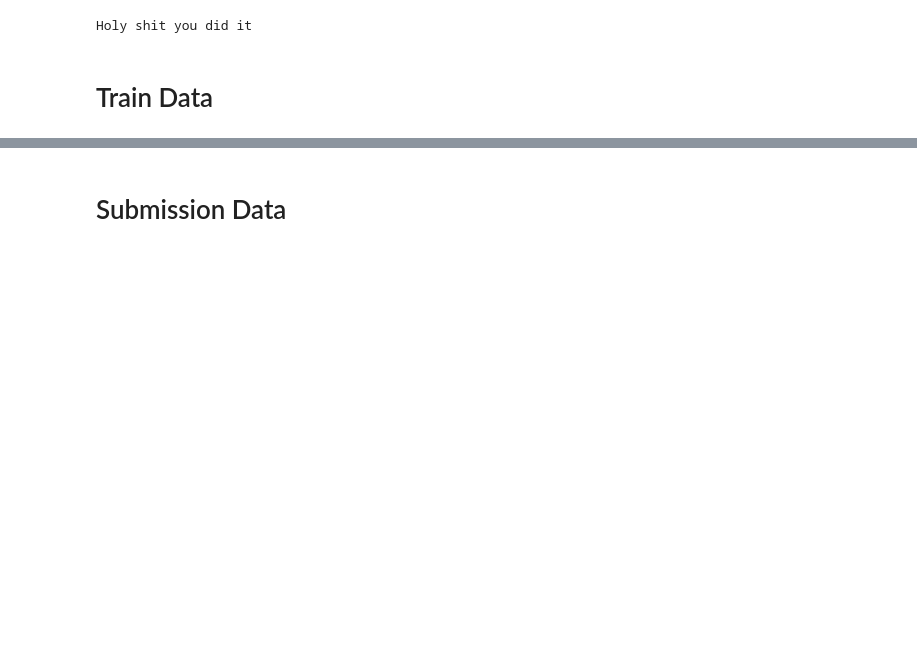
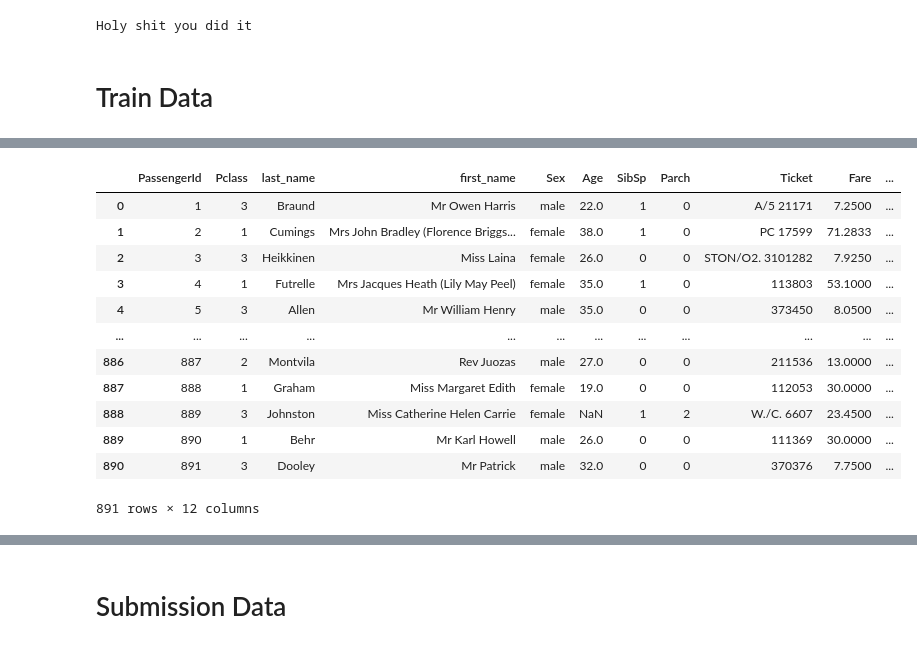
Before and after one commit to Mariomtz0713/Project-4, a Jupyter notebook: Titanic/titanic_ETD.ipynb, the cells around one changed output, grey strips where cells are left out. Cells and saved outputs as stored; diff of their text form; code cells hidden in the pictures; blank space fills up the shorter version.

```diff
--- a/Titanic/titanic_ETD.ipynb
+++ b/Titanic/titanic_ETD.ipynb
@@ -76,19 +76,19 @@ test_df_dropped
 418 rows × 11 columns
 # %%
 # Creating Deck column, binning passengers by their class
-deck_floors = []
+deck_floors_test = []
 
 
 for class_status in test_df_dropped['Pclass']:
     if class_status == 1:
-        deck_floors.append('A,B,C,D,E')
+        deck_floors_test.append('A,B,C,D,E')
     else:
-        deck_floors.append('D,E,F,G')
+        deck_floors_test.append('D,E,F,G')
 
 i = 0
 
 for k in range(len(test_df_dropped)):
-    test_df_dropped.loc[k, ['Deck']] = deck_floors[i]
+    test_df_dropped.loc[k, ['Deck']] = deck_floors_test[i]
     i += 1
 
 
@@ -477,0 +540,33 @@ train_df.info()
+# %%
+# Creating Deck column, binning passengers by their class
+deck_floors_train = []
+
+
+for class_status in train_df_dropped['Pclass']:
+    if class_status == 1:
+        deck_floors_train.append('A,B,C,D,E')
+    else:
+        deck_floors_train.append('D,E,F,G')
+
+i = 0
+
+for k in range(len(train_df_dropped)):
+    train_df_dropped.loc[k, ['Deck']] = deck_floors_train[i]
+    i += 1
+
+
+train_df_dropped
+# %% [output]
+|  | PassengerId | Pclass | last_name | first_name | Sex | Age | SibSp | Parch | Ticket | Fare | ... |
+| 0 | 1 | 3 | Braund | Mr Owen Harris | male | 22.0 | 1 | 0 | A/5 21171 | 7.2500 | ... |
+| 1 | 2 | 1 | Cumings | Mrs John Bradley (Florence Briggs... | female | 38.0 | 1 | 0 | PC 17599 | 71.2833 | ... |
+| 2 | 3 | 3 | Heikkinen | Miss Laina | female | 26.0 | 0 | 0 | STON/O2. 3101282 | 7.9250 | ... |
+| 3 | 4 | 1 | Futrelle | Mrs Jacques Heath (Lily May Peel) | female | 35.0 | 1 | 0 | 113803 | 53.1000 | ... |
+| 4 | 5 | 3 | Allen | Mr William Henry | male | 35.0 | 0 | 0 | 373450 | 8.0500 | ... |
+| ... | ... | ... | ... | ... | ... | ... | ... | ... | ... | ... | ... |
+| 886 | 887 | 2 | Montvila | Rev Juozas | male | 27.0 | 0 | 0 | 211536 | 13.0000 | ... |
+| 887 | 888 | 1 | Graham | Miss Margaret Edith | female | 19.0 | 0 | 0 | 112053 | 30.0000 | ... |
+| 888 | 889 | 3 | Johnston | Miss Catherine Helen Carrie | female | NaN | 1 | 2 | W./C. 6607 | 23.4500 | ... |
+| 889 | 890 | 1 | Behr | Mr Karl Howell | male | 26.0 | 0 | 0 | 111369 | 30.0000 | ... |
+| 890 | 891 | 3 | Dooley | Mr Patrick | male | 32.0 | 0 | 0 | 370376 | 7.7500 | ... |
+891 rows × 12 columns
```
Also changed, not shown: parts of 21 cells of this notebook.
